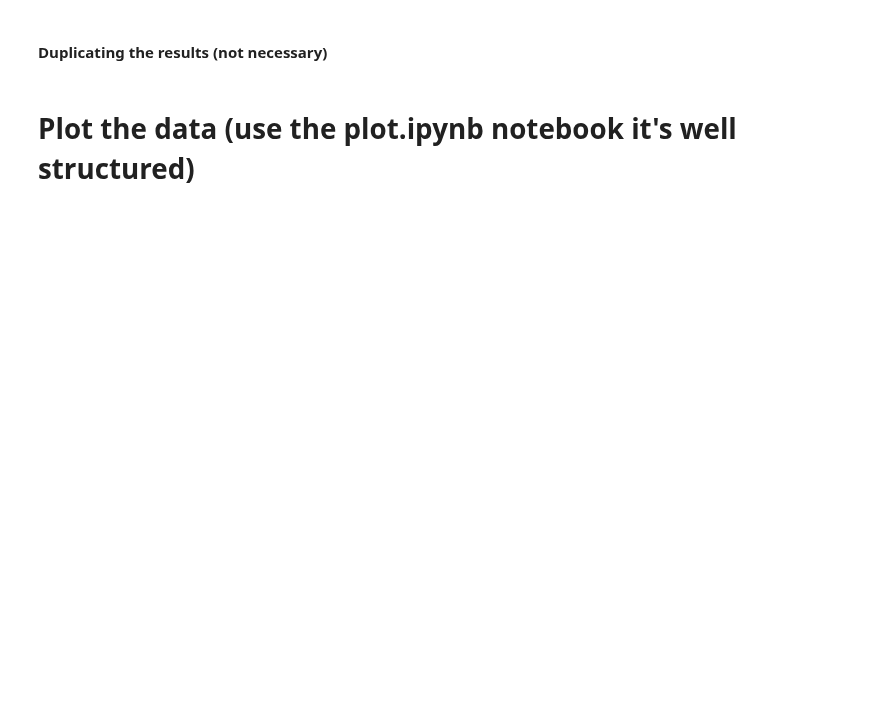
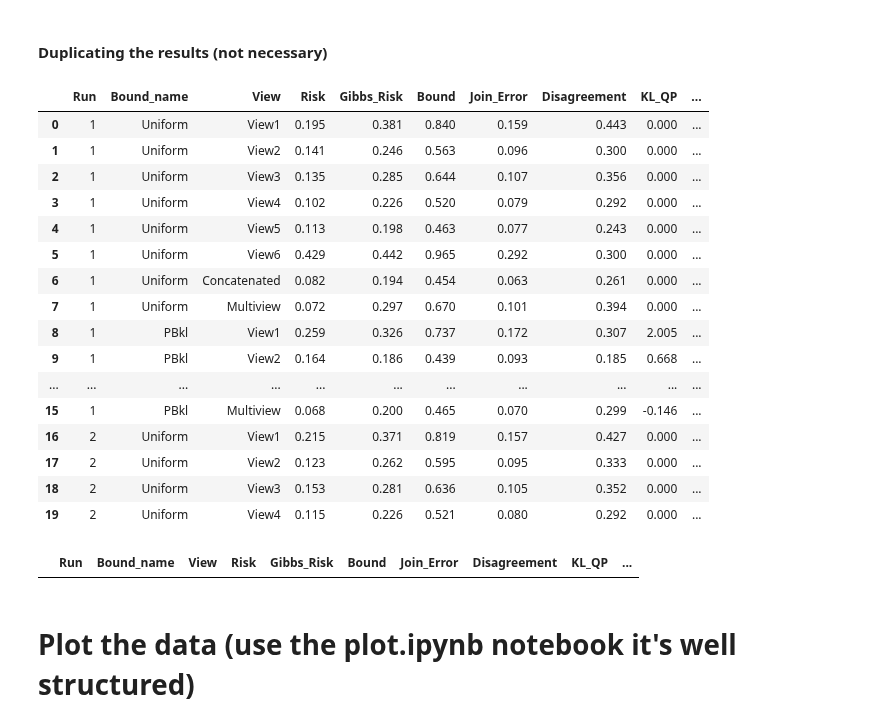
Before and after one commit to adidi24/Multi-View-Majority-Vote-Learning-Algorithms-Direct-Minimization-of-PAC-Bayesian-Bounds, a Jupyter notebook: empirical-evaluation-jupyter.ipynb, the cells around one changed output. Drawn from its saved outputs; the diff is of its cells as text; code cells hidden in the pictures; blank space fills up the shorter version.

```diff
--- a/empirical-evaluation-jupyter.ipynb
+++ b/empirical-evaluation-jupyter.ipynb
@@ -428,14 +428,34 @@ for s_labeled_size, size_exp in experiments.items():
             file_name = f"{cfg_dir}/{dataset._name}_{label_1}vs{label_2}_{len(RUNS)}runs.csv"
             experiment_df.to_csv(file_name, sep=" ", index=False)
 # %%
-df = pd.DataFrame(experiments[0.05][1.1]["weak_learner"])
+df = pd.DataFrame(experiments[0.2][0.5]["weak_learner"])
 df["Risk"] = df["Risk"].astype(float)
 df["Bound"] = df["Bound"].astype(float)
 # df['Bound'] = df['Bound'].apply(lambda x: x[0] if isinstance(x, (list, np.ndarray)) else x)
 # df['Risk'] = df['Risk'].apply(lambda x: x[0] if isinstance(x, (list, np.ndarray)) else x)
 df.head(20)
+# %% [output]
+|  | Run | Bound_name | View | Risk | Gibbs_Risk | Bound | Join_Error | Disagreement | KL_QP | ... |
+| 0 | 1 | Uniform | View1 | 0.195 | 0.381 | 0.840 | 0.159 | 0.443 | 0.000 | ... |
+| 1 | 1 | Uniform | View2 | 0.141 | 0.246 | 0.563 | 0.096 | 0.300 | 0.000 | ... |
+| 2 | 1 | Uniform | View3 | 0.135 | 0.285 | 0.644 | 0.107 | 0.356 | 0.000 | ... |
+| 3 | 1 | Uniform | View4 | 0.102 | 0.226 | 0.520 | 0.079 | 0.292 | 0.000 | ... |
+| 4 | 1 | Uniform | View5 | 0.113 | 0.198 | 0.463 | 0.077 | 0.243 | 0.000 | ... |
+| 5 | 1 | Uniform | View6 | 0.429 | 0.442 | 0.965 | 0.292 | 0.300 | 0.000 | ... |
+| 6 | 1 | Uniform | Concatenated | 0.082 | 0.194 | 0.454 | 0.063 | 0.261 | 0.000 | ... |
+| 7 | 1 | Uniform | Multiview | 0.072 | 0.297 | 0.670 | 0.101 | 0.394 | 0.000 | ... |
+| 8 | 1 | PBkl | View1 | 0.259 | 0.326 | 0.737 | 0.172 | 0.307 | 2.005 | ... |
+| 9 | 1 | PBkl | View2 | 0.164 | 0.186 | 0.439 | 0.093 | 0.185 | 0.668 | ... |
+| ... | ... | ... | ... | ... | ... | ... | ... | ... | ... | ... |
+| 15 | 1 | PBkl | Multiview | 0.068 | 0.200 | 0.465 | 0.070 | 0.299 | -0.146 | ... |
+| 16 | 2 | Uniform | View1 | 0.215 | 0.371 | 0.819 | 0.157 | 0.427 | 0.000 | ... |
+| 17 | 2 | Uniform | View2 | 0.123 | 0.262 | 0.595 | 0.095 | 0.333 | 0.000 | ... |
+| 18 | 2 | Uniform | View3 | 0.153 | 0.281 | 0.636 | 0.105 | 0.352 | 0.000 | ... |
+| 19 | 2 | Uniform | View4 | 0.115 | 0.226 | 0.521 | 0.080 | 0.292 | 0.000 | ... |
 # %%
 df[df["Risk"] > df["Bound"]]
+# %% [output]
+|  | Run | Bound_name | View | Risk | Gibbs_Risk | Bound | Join_Error | Disagreement | KL_QP | ... |
 # %%
 # agg_df = df.groupby(["Bound_name", "View"]).mean()
 # agg_df
```
Also changed, not shown: parts of 3 cells of this notebook, 2 other files.
